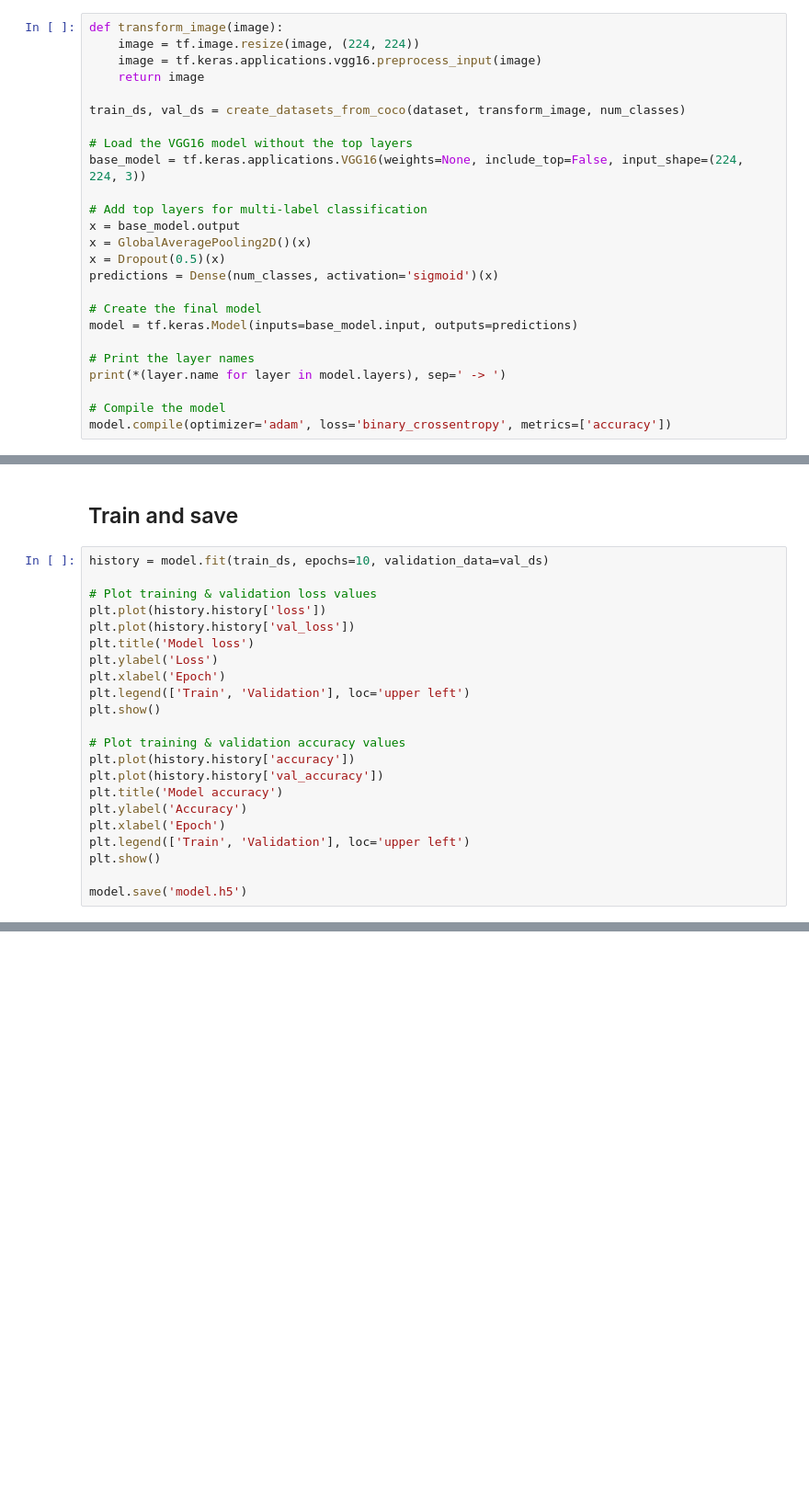
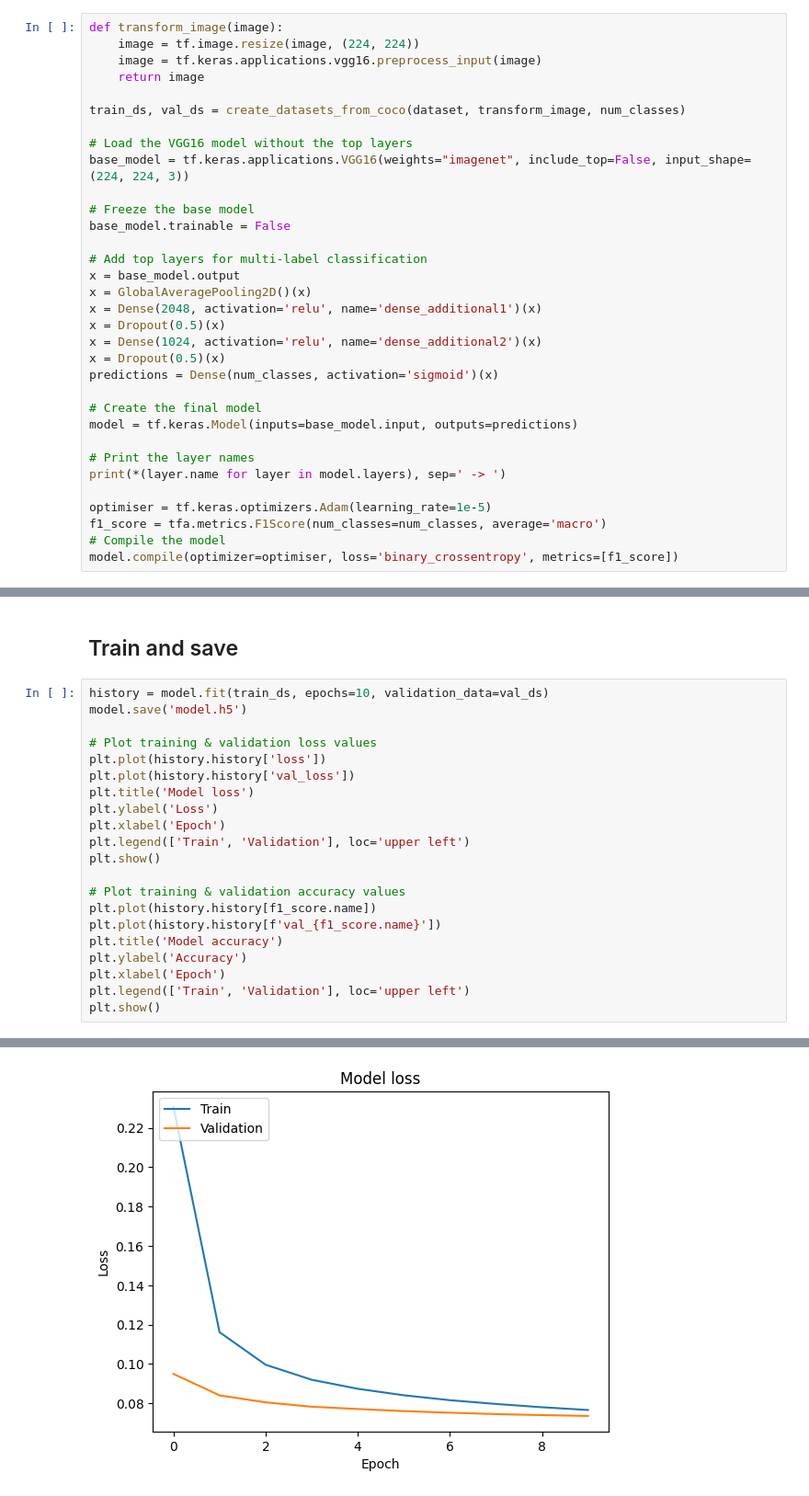
Before and after one commit to iannwtf-algonauts/algonauts23, a Jupyter notebook: notebooks/train_model_on_coco.ipynb, the cells around one changed output, grey strips where cells are left out. Shown: that part at 92% size. Cells and saved outputs as stored; diff of their text form; blank space fills up the shorter version.

Commit message:
introduce f1 score

```diff
--- a/notebooks/train_model_on_coco.ipynb
+++ b/notebooks/train_model_on_coco.ipynb
@@ -96,11 +119,17 @@ def transform_image(image):
 train_ds, val_ds = create_datasets_from_coco(dataset, transform_image, num_classes)
 
 # Load the VGG16 model without the top layers
-base_model = tf.keras.applications.VGG16(weights=None, include_top=False, input_shape=(224, 224, 3))
+base_model = tf.keras.applications.VGG16(weights="imagenet", include_top=False, input_shape=(224, 224, 3))
+
+# Freeze the base model
+base_model.trainable = False
 
 # Add top layers for multi-label classification
 x = base_model.output
 x = GlobalAveragePooling2D()(x)
+x = Dense(2048, activation='relu', name='dense_additional1')(x)
+x = Dropout(0.5)(x)
+x = Dense(1024, activation='relu', name='dense_additional2')(x)
 x = Dropout(0.5)(x)
 predictions = Dense(num_classes, activation='sigmoid')(x)
 
@@ -110,5 +139,7 @@ model = tf.keras.Model(inputs=base_model.input, outputs=predictions)
 # Print the layer names
 print(*(layer.name for layer in model.layers), sep=' -> ')
 
+optimiser = tf.keras.optimizers.Adam(learning_rate=1e-5)
+f1_score = tfa.metrics.F1Score(num_classes=num_classes, average='macro')
 # Compile the model
-model.compile(optimizer='adam', loss='binary_crossentropy', metrics=['accuracy'])
+model.compile(optimizer=optimiser, loss='binary_crossentropy', metrics=[f1_score])
@@ -116,6 +151,7 @@ model.compile(optimizer='adam', loss='binary_crossentropy', metrics=['accuracy']
 ## Train and save
 # %%
 history = model.fit(train_ds, epochs=10, validation_data=val_ds)
+model.save('model.h5')
 
 # Plot training & validation loss values
 plt.plot(history.history['loss'])
@@ -127,12 +163,11 @@ plt.legend(['Train', 'Validation'], loc='upper left')
 plt.show()
 
 # Plot training & validation accuracy values
-plt.plot(history.history['accuracy'])
-plt.plot(history.history['val_accuracy'])
+plt.plot(history.history[f1_score.name])
+plt.plot(history.history[f'val_{f1_score.name}'])
 plt.title('Model accuracy')
 plt.ylabel('Accuracy')
 plt.xlabel('Epoch')
 plt.legend(['Train', 'Validation'], loc='upper left')
 plt.show()
-
-model.save('model.h5')
+# %% [output]
@@ -138,0 +194 @@ model.save('model.h5')
+[figure, added]
```
Also changed, not shown: parts of 6 cells of this notebook, 2 other files.
